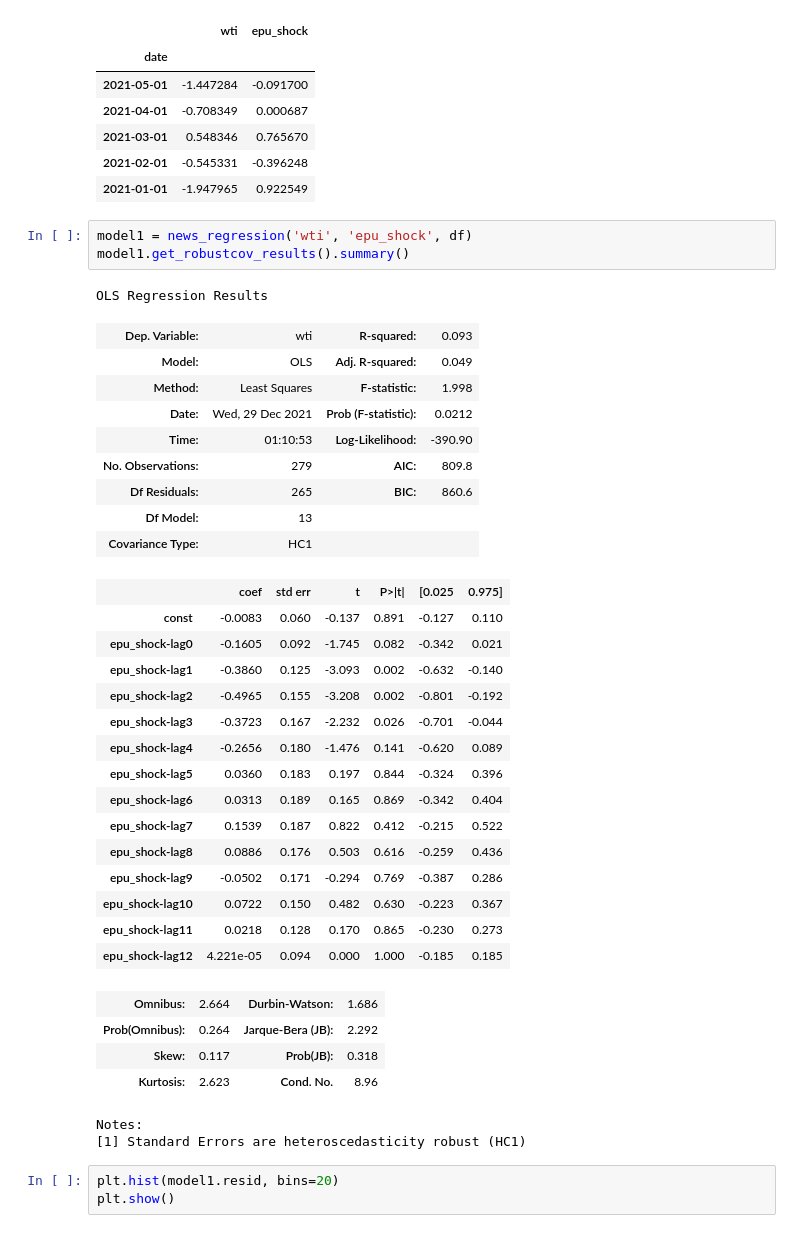
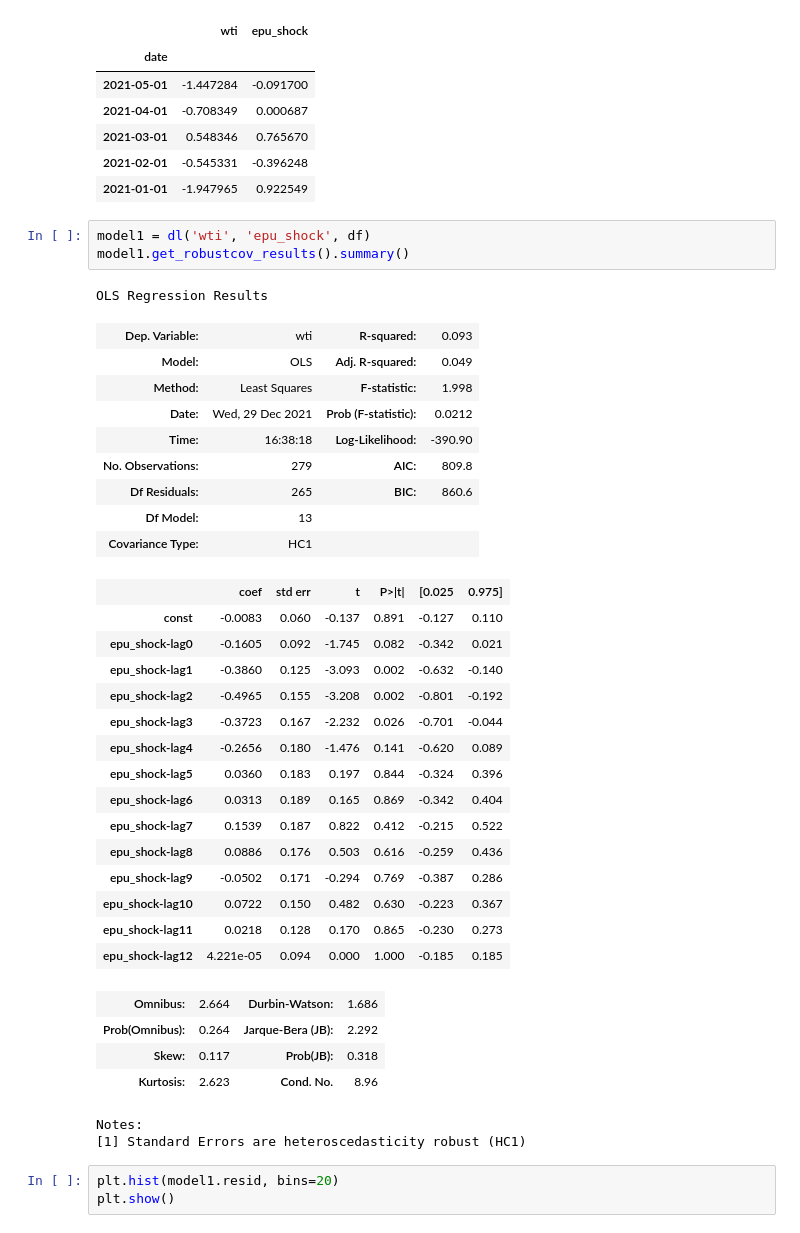
Before and after one commit to t0nychn/UG_thesis, a Jupyter notebook: Exploratory3.ipynb, the cells around one changed output. Cells and saved outputs as stored; diff of their text form.

```diff
--- a/Exploratory3.ipynb
+++ b/Exploratory3.ipynb
@@ -69,15 +69,15 @@ df.head()
 | 2021-02-01 | -0.545331 | -0.396248 |
 | 2021-01-01 | -1.947965 | 0.922549 |
 # %%
-model1 = news_regression('wti', 'epu_shock', df)
+model1 = dl('wti', 'epu_shock', df)
 model1.get_robustcov_results().summary()
 # %% [output]
 OLS Regression Results
 | Dep. Variable: | wti | R-squared: | 0.093 |
 | Model: | OLS | Adj. R-squared: | 0.049 |
 | Method: | Least Squares | F-statistic: | 1.998 |
 | Date: | Wed, 29 Dec 2021 | Prob (F-statistic): | 0.0212 |
-| Time: | 01:10:53 | Log-Likelihood: | -390.90 |
+| Time: | 16:38:18 | Log-Likelihood: | -390.90 |
 | No. Observations: | 279 | AIC: | 809.8 |
 | Df Residuals: | 265 | BIC: | 860.6 |
 | Df Model: | 13 |  |  |
```
Also changed, not shown: parts of 12 cells of this notebook, 2 other files.
